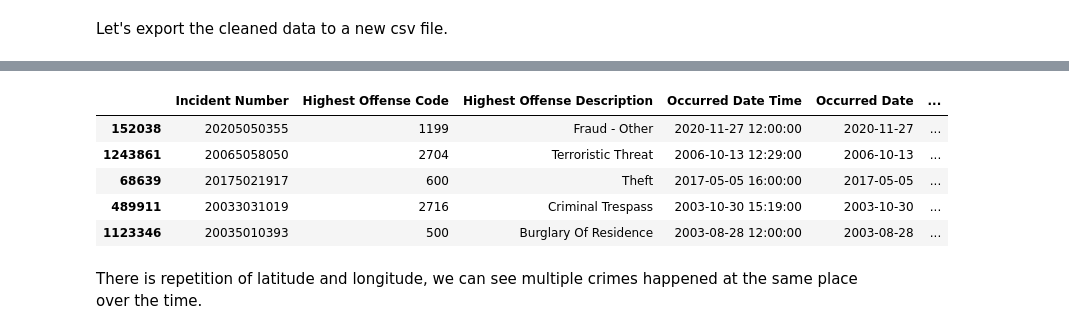
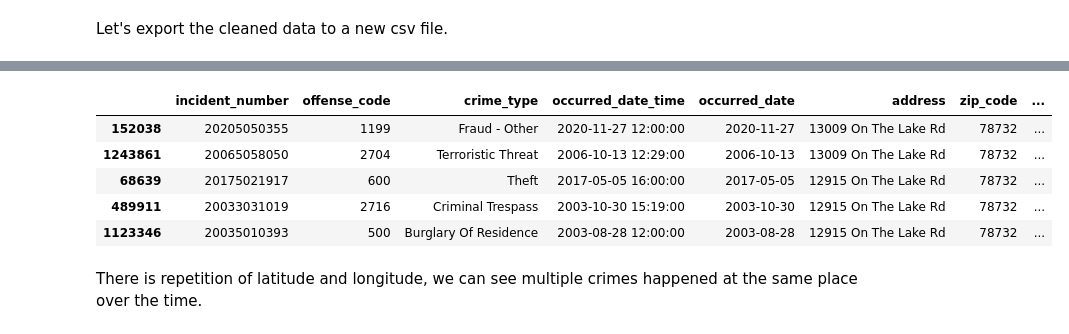
Before and after one commit to binayakhadka/crime_neighborhood_airbnb, a Jupyter notebook: Data_wrangling_crime_data.ipynb, the cells around one changed output, grey strips where cells are left out. Cells and saved outputs as stored; diff of their text form; code cells hidden in the pictures.

Commit message:
data wrangling

```diff
--- a/Data_wrangling_crime_data.ipynb
+++ b/Data_wrangling_crime_data.ipynb
@@ -212,7 +245,7 @@ Let's export the cleaned data to a new csv file.
 # %%
 df1.to_csv("crimedata_cleaned.csv", index=False)
 # %%
-df = pd.read_csv("crimedata_cleaned.csv")
+df = pd.read_csv("data/crimedata_cleaned.csv")
 # %%
 df.head()
 # %% [output]
@@ -226,15 +259,15 @@ df.head()
 # df['Longitude'] = df['Longitude'].astype(str)
 # df['Latitude'] = df['Latitude'].astype(str)
 # %%
-a = df[df.duplicated(['X-coordinate','Y-coordinate'],keep=False)].sort_values(by=['X-coordinate','Y-coordinate'])
+a = df[df.duplicated(['x_coordinate','y_coordinate'],keep=False)].sort_values(by=['x_coordinate','y_coordinate'])
 a.head()
 # %% [output]
-|  | Incident Number | Highest Offense Code | Highest Offense Description | Occurred Date Time | Occurred Date | ... |
-| 152038 | 20205050355 | 1199 | Fraud - Other | 2020-11-27 12:00:00 | 2020-11-27 | ... |
-| 1243861 | 20065058050 | 2704 | Terroristic Threat | 2006-10-13 12:29:00 | 2006-10-13 | ... |
-| 68639 | 20175021917 | 600 | Theft | 2017-05-05 16:00:00 | 2017-05-05 | ... |
-| 489911 | 20033031019 | 2716 | Criminal Trespass | 2003-10-30 15:19:00 | 2003-10-30 | ... |
-| 1123346 | 20035010393 | 500 | Burglary Of Residence | 2003-08-28 12:00:00 | 2003-08-28 | ... |
+|  | incident_number | offense_code | crime_type | occurred_date_time | occurred_date | address | zip_code | ... |
+| 152038 | 20205050355 | 1199 | Fraud - Other | 2020-11-27 12:00:00 | 2020-11-27 | 13009 On The Lake Rd | 78732 | ... |
+| 1243861 | 20065058050 | 2704 | Terroristic Threat | 2006-10-13 12:29:00 | 2006-10-13 | 13009 On The Lake Rd | 78732 | ... |
+| 68639 | 20175021917 | 600 | Theft | 2017-05-05 16:00:00 | 2017-05-05 | 12915 On The Lake Rd | 78732 | ... |
+| 489911 | 20033031019 | 2716 | Criminal Trespass | 2003-10-30 15:19:00 | 2003-10-30 | 12915 On The Lake Rd | 78732 | ... |
+| 1123346 | 20035010393 | 500 | Burglary Of Residence | 2003-08-28 12:00:00 | 2003-08-28 | 12915 On The Lake Rd | 78732 | ... |
 # %% [markdown]
 There is repetition of latitude and longitude, we can see multiple crimes happened at the same place over the time.
 # %% [markdown]
```
Also changed, not shown: parts of 11 cells of this notebook, 1 other file.
